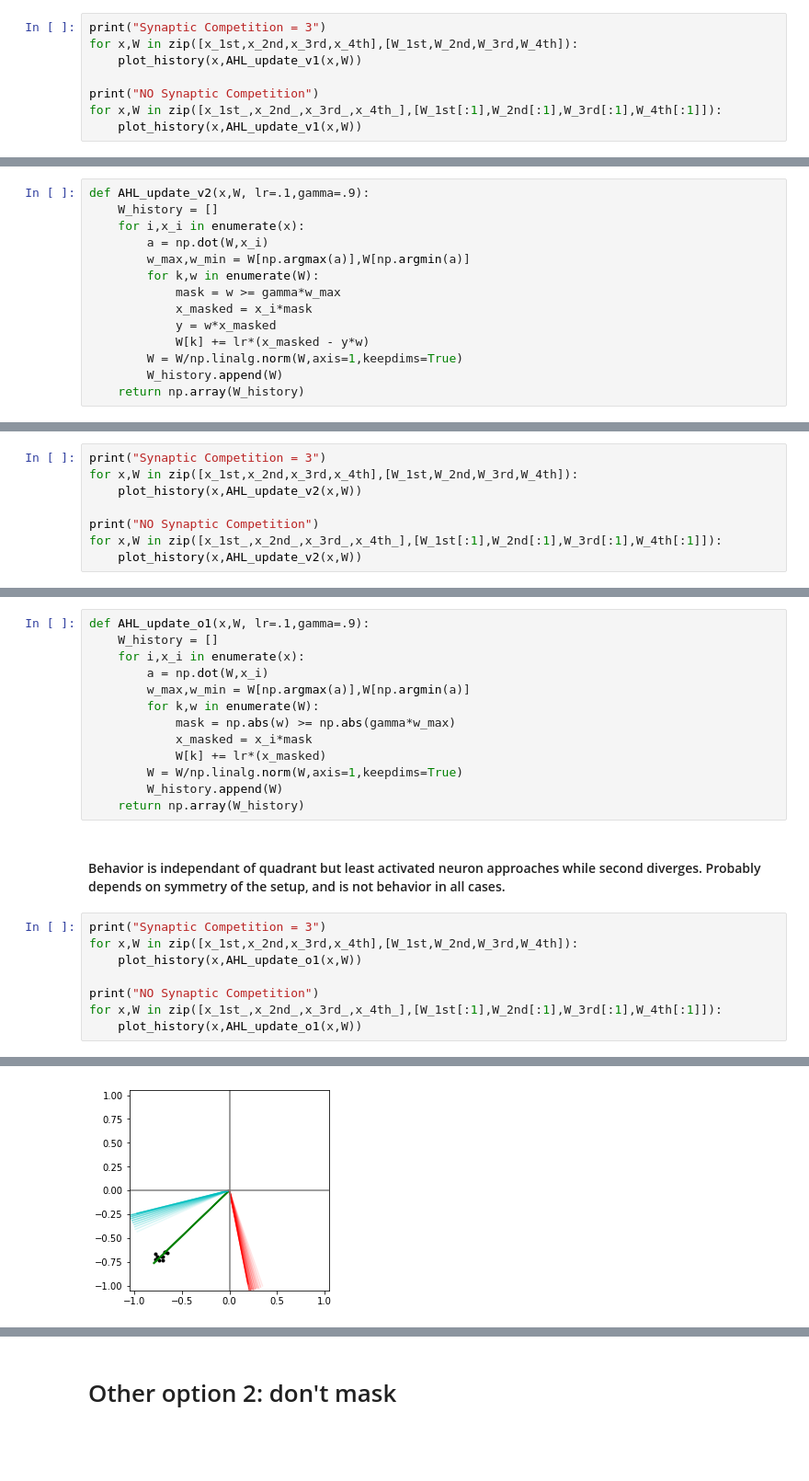
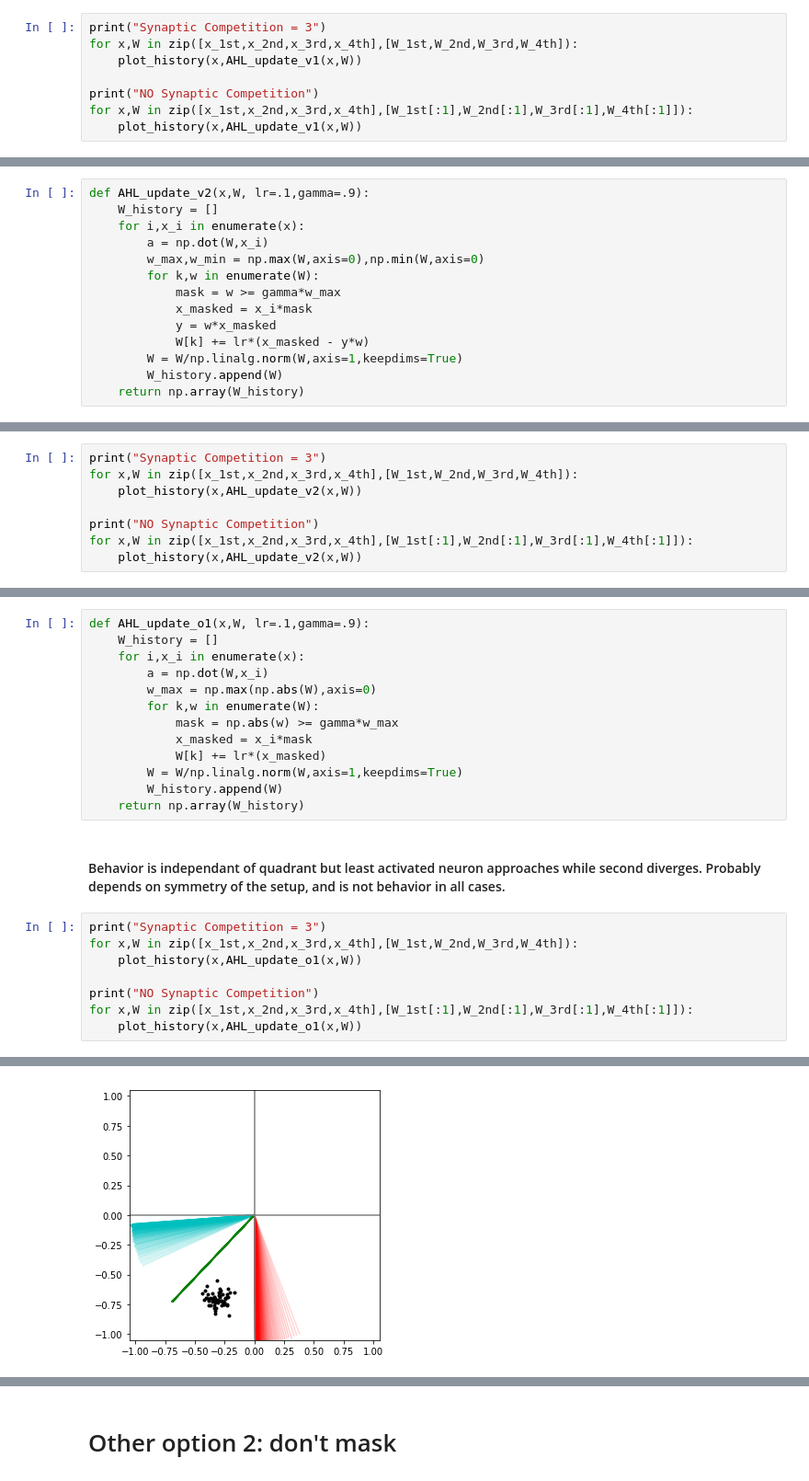
Before and after one commit to DannyWeitekamp/HebbianLearning, a Jupyter notebook: notebooks/update_options.ipynb, the cells around one changed output, grey strips where cells are left out. Shown: that part at 92% size. Saved outputs shown, nothing was run; the diff lists cells and outputs as text; blank space fills up the shorter version.

```diff
--- a/notebooks/update_options.ipynb
+++ b/notebooks/update_options.ipynb
@@ -68,7 +70,7 @@ for x,W in zip([x_1st,x_2nd,x_3rd,x_4th],[W_1st,W_2nd,W_3rd,W_4th]):
     plot_history(x,AHL_update_v1(x,W))
 
 print("NO Synaptic Competition")
-for x,W in zip([x_1st_,x_2nd_,x_3rd_,x_4th_],[W_1st[:1],W_2nd[:1],W_3rd[:1],W_4th[:1]]):
+for x,W in zip([x_1st,x_2nd,x_3rd,x_4th],[W_1st[:1],W_2nd[:1],W_3rd[:1],W_4th[:1]]):
     plot_history(x,AHL_update_v1(x,W))
 # %% [output]
 Synaptic Competition = 3
@@ -88,7 +90,7 @@ def AHL_update_v2(x,W, lr=.1,gamma=.9):
     W_history = []
     for i,x_i in enumerate(x):
         a = np.dot(W,x_i)
-        w_max,w_min = W[np.argmax(a)],W[np.argmin(a)]
+        w_max,w_min = np.max(W,axis=0),np.min(W,axis=0)
         for k,w in enumerate(W):
             mask = w >= gamma*w_max
             x_masked = x_i*mask
@@ -105,7 +107,7 @@ for x,W in zip([x_1st,x_2nd,x_3rd,x_4th],[W_1st,W_2nd,W_3rd,W_4th]):
     plot_history(x,AHL_update_v2(x,W))
 
 print("NO Synaptic Competition")
-for x,W in zip([x_1st_,x_2nd_,x_3rd_,x_4th_],[W_1st[:1],W_2nd[:1],W_3rd[:1],W_4th[:1]]):
+for x,W in zip([x_1st,x_2nd,x_3rd,x_4th],[W_1st[:1],W_2nd[:1],W_3rd[:1],W_4th[:1]]):
     plot_history(x,AHL_update_v2(x,W))
 # %% [output]
 Synaptic Competition = 3
@@ -125,9 +127,9 @@ def AHL_update_o1(x,W, lr=.1,gamma=.9):
     W_history = []
     for i,x_i in enumerate(x):
         a = np.dot(W,x_i)
-        w_max,w_min = W[np.argmax(a)],W[np.argmin(a)]
+        w_max = np.max(np.abs(W),axis=0)
         for k,w in enumerate(W):
-            mask = np.abs(w) >= np.abs(gamma*w_max)
+            mask = np.abs(w) >= gamma*w_max
             x_masked = x_i*mask
             W[k] += lr*(x_masked)
         W = W/np.linalg.norm(W,axis=1,keepdims=True)
@@ -141,7 +143,7 @@ for x,W in zip([x_1st,x_2nd,x_3rd,x_4th],[W_1st,W_2nd,W_3rd,W_4th]):
     plot_history(x,AHL_update_o1(x,W))
 
 print("NO Synaptic Competition")
-for x,W in zip([x_1st_,x_2nd_,x_3rd_,x_4th_],[W_1st[:1],W_2nd[:1],W_3rd[:1],W_4th[:1]]):
+for x,W in zip([x_1st,x_2nd,x_3rd,x_4th],[W_1st[:1],W_2nd[:1],W_3rd[:1],W_4th[:1]]):
     plot_history(x,AHL_update_o1(x,W))
 # %% [output]
 Synaptic Competition = 3
@@ -150 +152 @@ Synaptic Competition = 3
-[figure, old version]
+[figure, new version]
```
Also changed, not shown: parts of 10 cells of this notebook.
